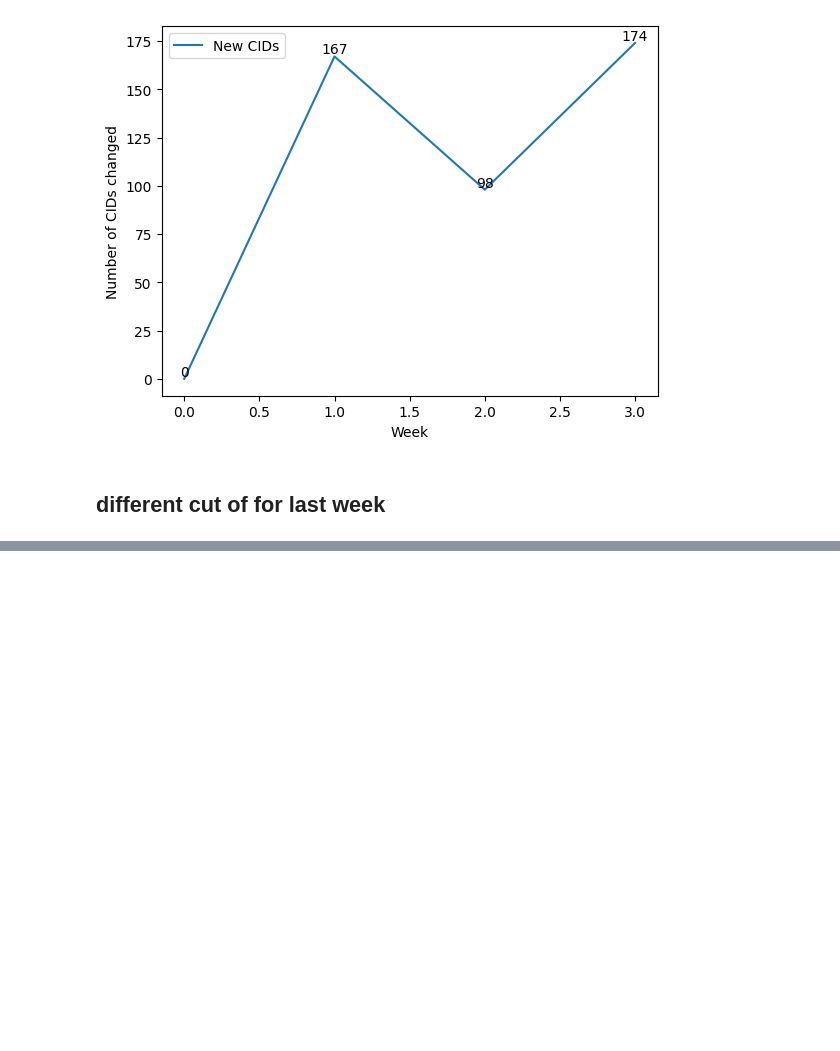
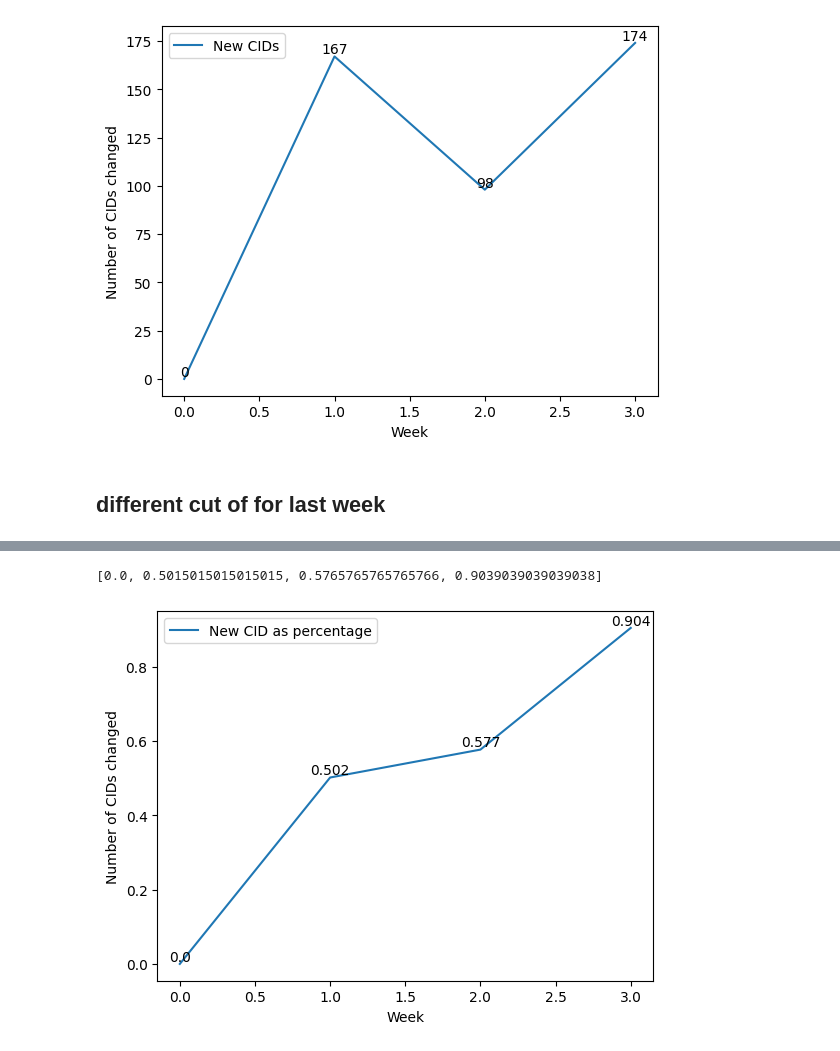
Before and after one commit to AxelGard/seek-ipns, a Jupyter notebook: analysis/rate_of_chage.ipynb, the cells around one changed output, grey strips where cells are left out. Saved outputs shown, nothing was run; the diff lists cells and outputs as text; code cells hidden in the pictures; blank space fills up the shorter version.

```diff
--- a/analysis/rate_of_chage.ipynb
+++ b/analysis/rate_of_chage.ipynb
@@ -154,0 +184,21 @@ Name: cid_y, dtype: object
+# %%
+
+week_files = [f"../store/week{w}/time.csv" for w in range(2,5)]
+week_files = [pd.read_csv(w) for w in week_files]
+
+
+changes_in_peers = change_in_cids(df,week_files)
+changes_in_peers = [c for c in changes_in_peers]
+changes_in_peers = np.cumsum(changes_in_peers)
+#changes_in_peers = 333 - changes_in_peers
+changes_in_peers = changes_in_peers.tolist()
+changes_in_peers = [c/333 for c in changes_in_peers]
+pd.DataFrame({"Week":[0,1,2,3],"New CID as percentage":changes_in_peers}).set_index("Week").plot(ylabel="Number of CIDs changed")
+
+print(changes_in_peers)
+
+for (xi, yi) in zip([0,1,2,3], [float("%.3f" % c) for c in changes_in_peers]):
+    plt.text(xi, yi, yi, va='bottom', ha='center')
+# %% [output]
+[0.0, 0.5015015015015015, 0.5765765765765766, 0.9039039039039038]
+[figure, added]
```
Also changed, not shown: parts of 9 cells of this notebook, 7 other files.
